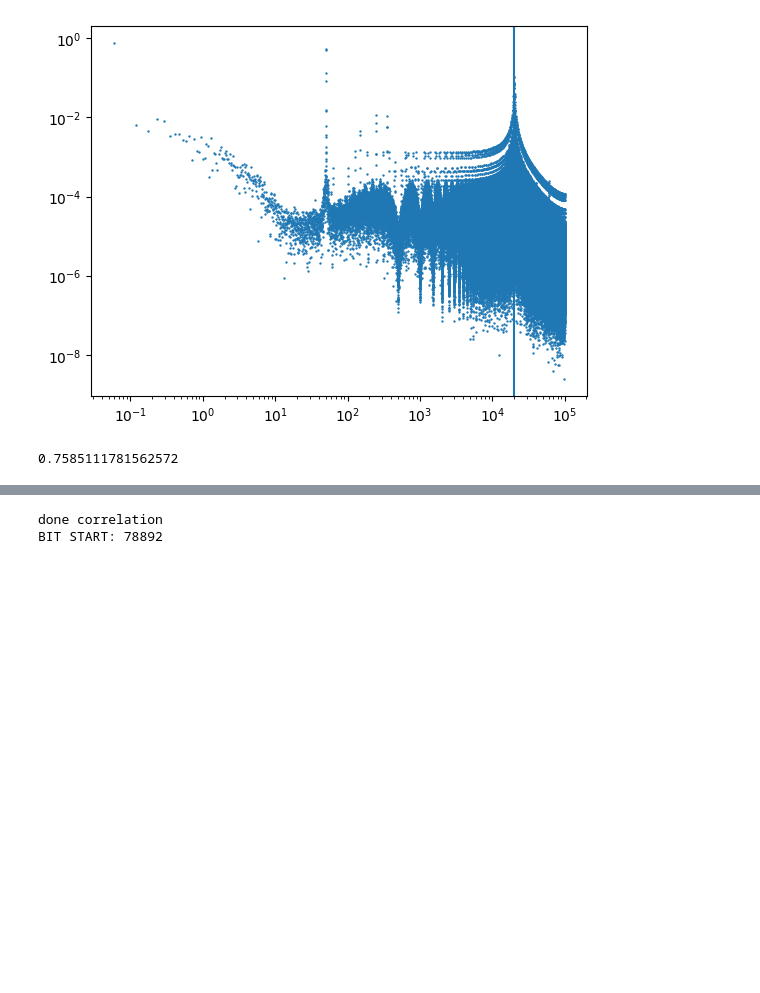
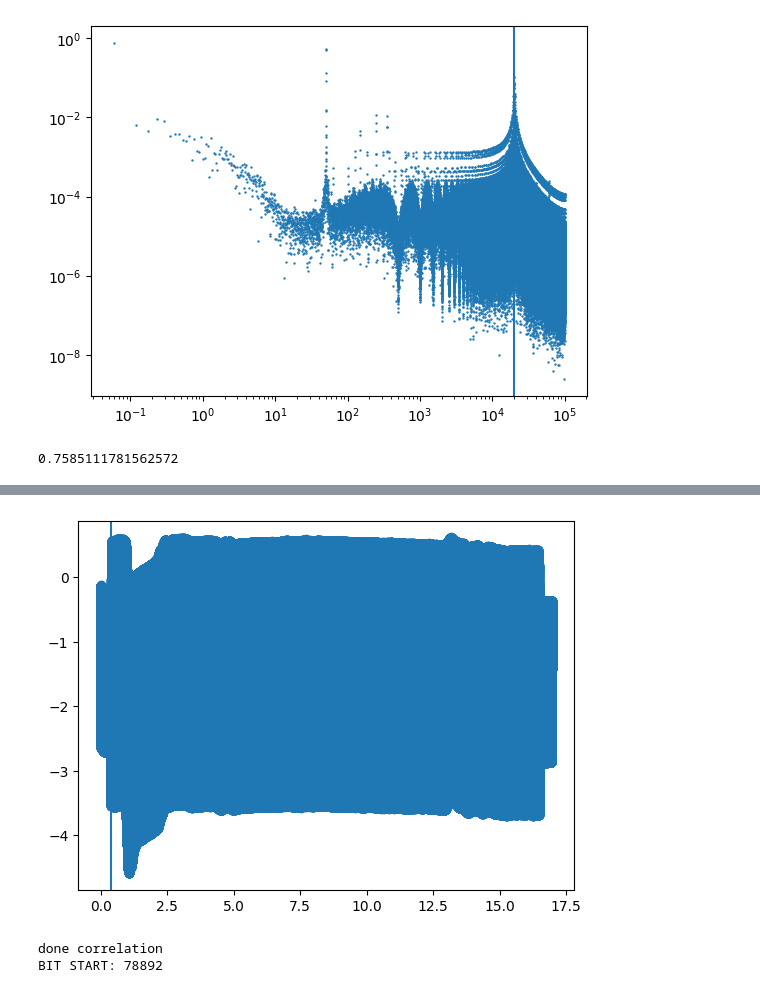
Before and after one commit to GingerBF/PE3--bobo-damster-, a Jupyter notebook: sessiecode/mydaq_tests.ipynb, the cells around one changed output, grey strips where cells are left out. Drawn from its saved outputs; the diff is of its cells as text; code cells hidden in the pictures; blank space fills up the shorter version.

```diff
--- a/sessiecode/mydaq_tests.ipynb
+++ b/sessiecode/mydaq_tests.ipynb
@@ -34,3 +34,28 @@ Genesis 1:2     And the earth was waste and void; and darkness was upon the face
 Genesis 1:3     And God said, Let there be light: and there was light.
 Genesis 1:4     And God saw the light, that it was good: and God divided the light from the darkness.
 Genesis 1:5     And God called the light Day, and the darkness he called Night. And there was eve
+# %%
+daq.name = 'MyDAQ1'
+daq.samplerate = int(200000)
+read_channel = 'AI1'
+write_channel = 'AO0'
+capacity = 500
+carrierFrequency = 20000
+sps = int(daq.samplerate/capacity)
+
+text = inhoud[:1000]
+binary_text = PM.text_to_binary(text)
+preamble_bits = PM.bits_to_binary_string([0,0,0,0,0,0,1,0]*5)
+
+binary = preamble_bits + ' ' + binary_text
+
+print('sps: ', sps, 'capacity :', capacity, 'spl: ', daq.samplerate / carrierFrequency, 'duration: ', int(len(binary) * (1 - 1/9)) / capacity)
+
+amplitude = 8
+
+fm_signal = PM.binary_to_pm(binary, fmType=1)
+
+voltages = PM.pm_to_voltage_array(fm_signal, sps, f=carrierFrequency, fs=daq.samplerate, A=amplitude)
+
+zeroess = np.zeros(87800)
+voltages = np.concatenate([zeroess, voltages, zeroess])
@@ -101,19 +94,20 @@ np.savez(f"data/{filename}", time=timeArray, voltage=AI0_voltage)
 # %%
-
+filename = 'data'
 data = np.load(f'data/{filename}.npz')
 time_array = data['time']
-voltage_out = data['voltage']
-print(voltage_out)
+AI0_voltage = data['voltage']
 
-plt.plot(time_array, voltage_out)
+print(AI0_voltage)
+
+plt.plot(time_array, AI0_voltage)
 plt.show()
 
 # Make hanning window for spectral leackage
-hanning_window = np.hanning(len(voltage_out))
+hanning_window = np.hanning(len(AI0_voltage))
 
 # Apply the window to the signal
-AI0_voltage = AI0_voltage * hanning_window
-freqs, fft_values = daq.performRFFT(AI0_voltage, daq.samplerate)
+fft_AI0_voltage = AI0_voltage * hanning_window
+freqs, fft_values = daq.performRFFT(fft_AI0_voltage, daq.samplerate)
 
 plt.scatter(freqs, np.abs(fft_values), s=0.5)
 plt.xscale('log')
@@ -239,3 +141,9 @@ def format_bitstream(bitstream):
+# %%
+plt.scatter(time_array, AI0_voltage)
+plt.axvline(time_array[bit_start])
+plt.show()
+# %% [output]
+[figure, added]
 # %%
 # Correlate with preamble to find start of message
 PREAMBLE_BITS = [0,0,0,0,0,0,1,0]*5
```
Also changed, not shown: parts of 9 cells of this notebook, 1 other file.
